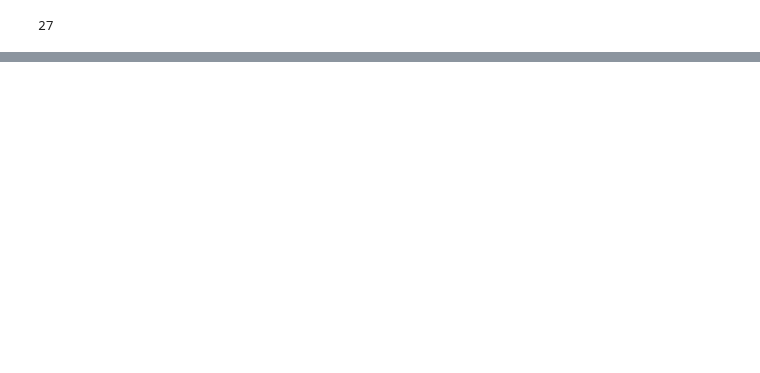
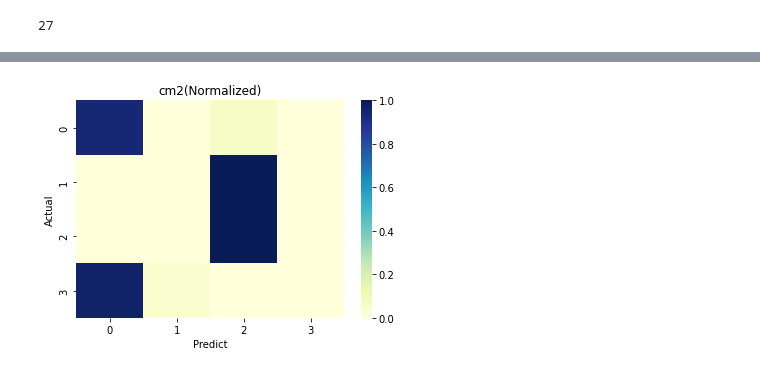
Before and after one commit to Explorers-in-the-Chthulucene/SemioticDrifting, a Jupyter notebook: script/FSCORE.ipynb, the cells around one changed output, grey strips where cells are left out. Saved outputs shown, nothing was run; the diff lists cells and outputs as text; code cells hidden in the pictures; blank space fills up the shorter version.

```diff
--- a/script/FSCORE.ipynb
+++ b/script/FSCORE.ipynb
@@ -120,0 +248,4 @@ cm.overall_stat
+# %%
+plot_confusion_matrix(cm, normalize=True, title="cm2(Normalized)")
+# %% [output]
+[figure, added]
```
Also changed, not shown: parts of 18 cells of this notebook.
